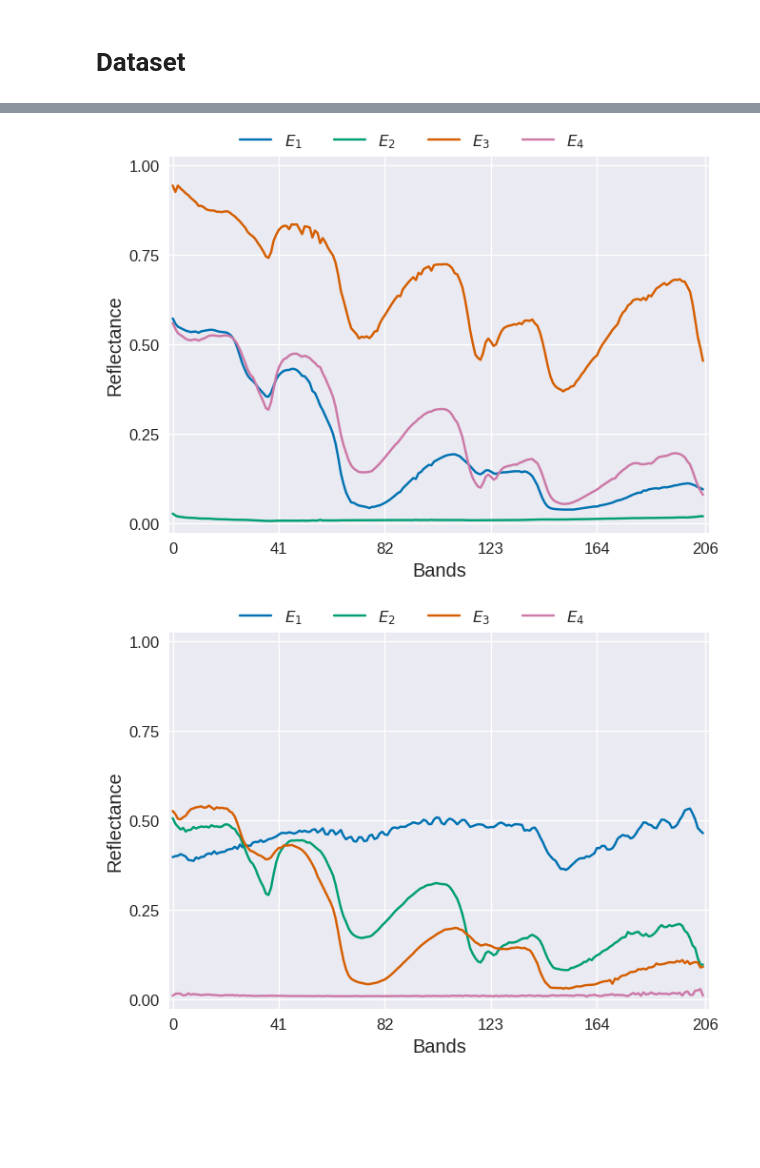
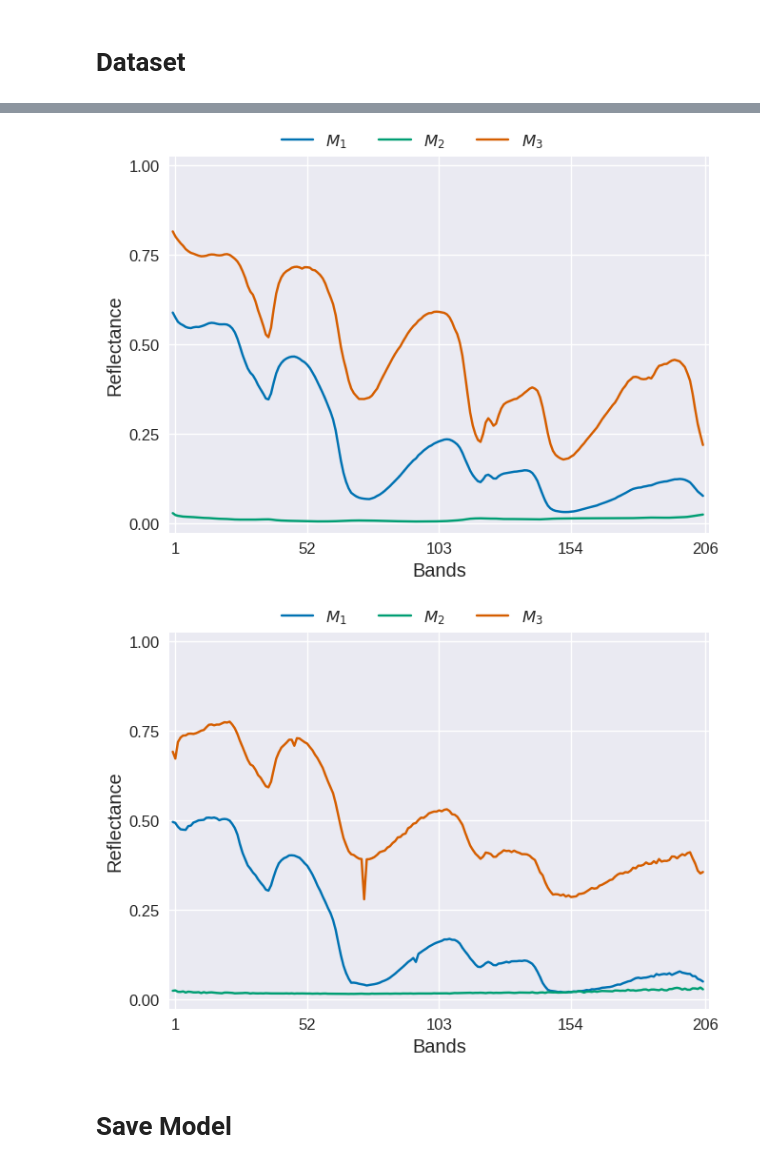
Before and after one commit to SolidusAbi/CLHU, a Jupyter notebook: notebooks/NerveFat/clhu.ipynb, the cells around one changed output, grey strips where cells are left out. Drawn from its saved outputs; the diff is of its cells as text; code cells hidden in the pictures; blank space fills up the shorter version.

```diff
--- a/notebooks/NerveFat/clhu.ipynb
+++ b/notebooks/NerveFat/clhu.ipynb
@@ -19,3 +19,26 @@ from scipy import io as sio
 from dataset import NerveFat
 dataset = NerveFat(root_dir=config.NerveFat_PATH)
 result_path = os.path.join(config.RESULTS_PATH, 'nerveFat')
+# %%
+def preprocessing(X:np.ndarray):
+        '''
+            Preprocessing the dataset for removing high-frequency noise.
+            This preprocessing consists of three steps:
+                1. Median filter in the spatial domain.
+                2. Moving average filter in the spectral domain. (No!)
+                3. Normalization of the data.
+
+            Parameters
+            ----------
+                X : np.ndarray, shape (nRow, nCol, nBand)
+                    HSI Cube.
+        '''
+        from skimage.filters import median
+        from utils import moving_average
+
+        X = median(X, footprint=np.ones((3,3,1)))
+        # X = moving_average(X.reshape(-1, X.shape[-1]), 5, padding_size=4).reshape(X.shape[0], X.shape[1], -1)
+        return X
+
+X_filtered = preprocessing(dataset.X.reshape(dataset.n_row, dataset.n_col, -1))
+dataset.X = torch.tensor(X_filtered.reshape(-1, X_filtered.shape[-1])).float()
@@ -27,7 +57,14 @@ test = dataset.image()
+# %%
+n_endmembers = 3
+
+from HySpecLab.metrics import sad
+
+def sort_endmember(endmembers, gt):
+    sad_result = sad(endmembers, gt)
+    e_idx = torch.argmin(sad_result, dim=0) # Index for reordering the ground truth
+    return endmembers[e_idx], e_idx, sad_result
 # %%
 from HySpecLab.eea import VCA
-
-n_endmembers = 4
 
 vca = VCA(n_endmembers, snr_input=1, random_state=42)
 vca.fit(dataset.X.numpy())
@@ -41,23 +78,25 @@ plt.show(fig)
 
 fig.savefig(os.path.join(result_path, 'imgs/M_vca.pdf'), bbox_inches='tight')
 # %% [output]
-[figure, old version]
+[figure, new version]
 # %%
 from utils import plot_endmembers
 from pysptools import eea
-n_endmembers = 4
 
 ee = eea.NFINDR()
 endmember = torch.from_numpy(ee.extract(dataset.image(), n_endmembers)).float()
 
 nfindr_endmember_init = endmember
 nfindr_logit_endmember_init = torch.log((nfindr_endmember_init + 1e-12) / ((1-nfindr_endmember_init) + 1e-12))
 
+nfindr_endmember_init, _, _ = sort_endmember(nfindr_endmember_init, vca_endmember_init)
+nfindr_logit_endmember_init = torch.log((nfindr_endmember_init + 1e-12) / ((1-nfindr_endmember_init) + 1e-12))
+
 fig = plot_endmembers(nfindr_endmember_init, ticks_range=(0, 1))
 plt.show(fig)
 fig.savefig(os.path.join(result_path, 'imgs/M_nfindr.pdf'), bbox_inches='tight')
 # %% [output]
-[figure, old version]
+[figure, new version]
 # %%
 endmember_init_method = 'nfindr'
 endmember_init = nfindr_endmember_init
@@ -121,0 +161,2 @@ train(model, n_endmembers, dataset, n_batchs=50, n_epochs=50, lr=1e-3, similarit
+# %% [markdown]
+# Save Model
```
Also changed, not shown: parts of 16 cells of this notebook, 10 other files.
